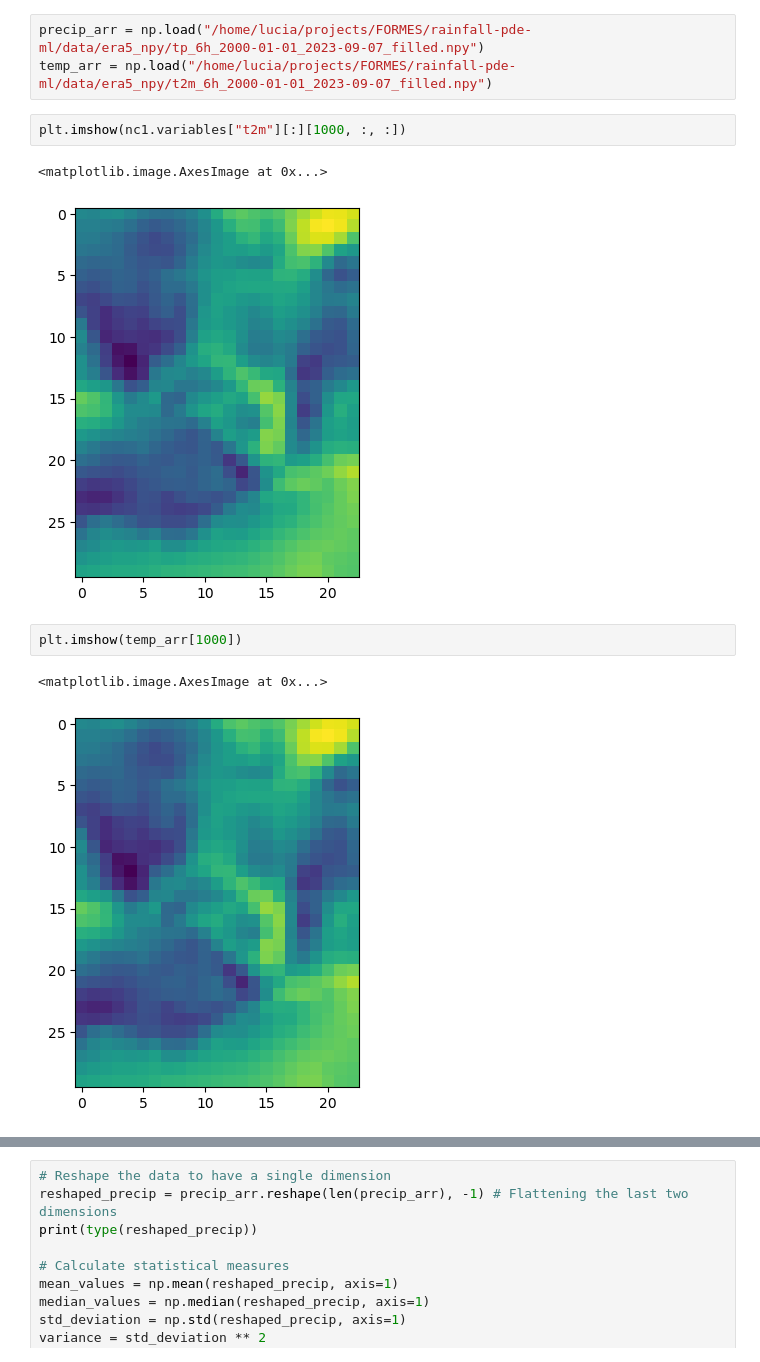
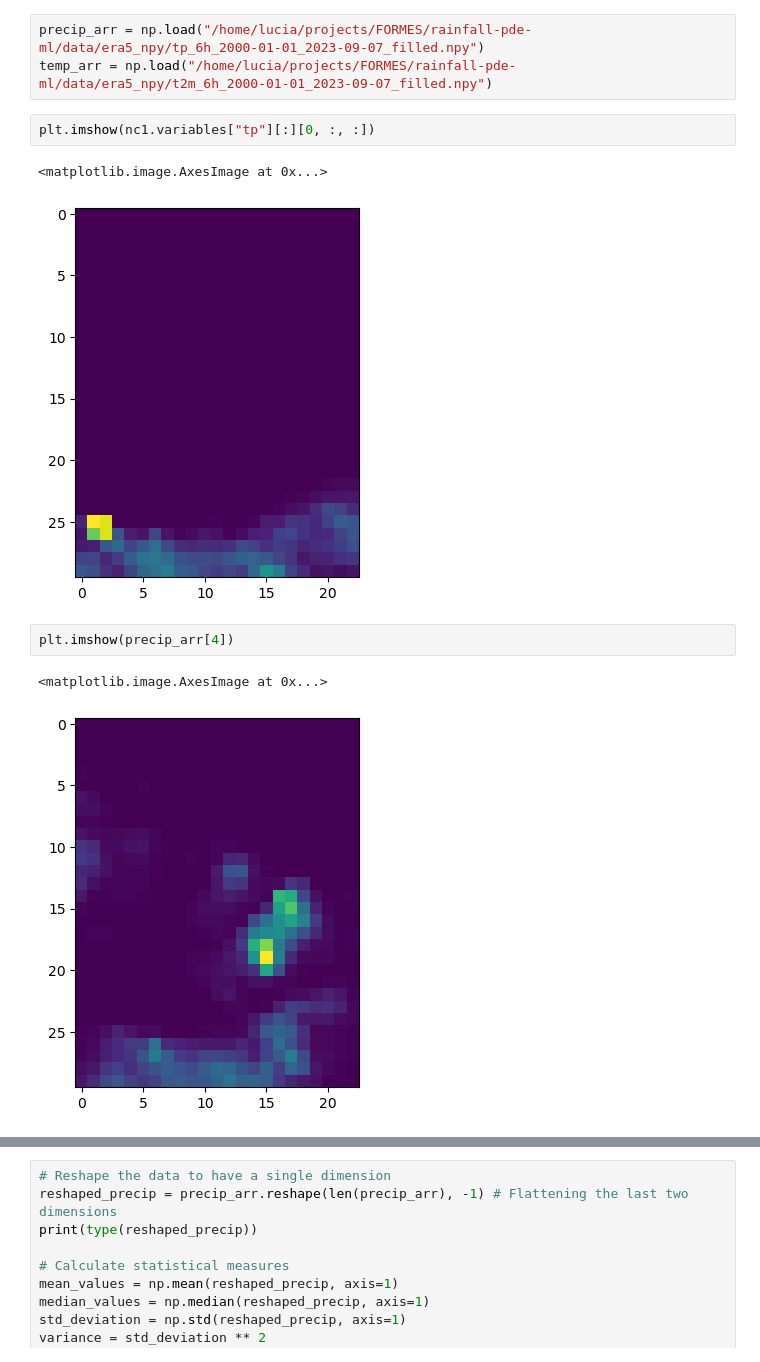
Before and after one commit to ghostpress/rainfall-pde-ml, a Jupyter notebook: src/temperature/notebooks/ExploreERA5.ipynb, the cells around one changed output, grey strips where cells are left out. Cells and saved outputs as stored; diff of their text form.

```diff
--- a/src/temperature/notebooks/ExploreERA5.ipynb
+++ b/src/temperature/notebooks/ExploreERA5.ipynb
@@ -27,13 +25,13 @@ nc2 = nc.Dataset("/home/lucia/projects/FORMES/rainfall-pde-ml/data/ERA5/file2.nc
 precip_arr = np.load("/home/lucia/projects/FORMES/rainfall-pde-ml/data/era5_npy/tp_6h_2000-01-01_2023-09-07_filled.npy")
 temp_arr = np.load("/home/lucia/projects/FORMES/rainfall-pde-ml/data/era5_npy/t2m_6h_2000-01-01_2023-09-07_filled.npy")
 # %%
-plt.imshow(nc1.variables["t2m"][:][1000, :, :])
+plt.imshow(nc1.variables["tp"][:][0, :, :])
 # %% [output]
 <matplotlib.image.AxesImage at 0x...>
-[figure, old version]
+[figure, new version]
 # %%
-plt.imshow(temp_arr[1000])
+plt.imshow(precip_arr[4])
 # %% [output]
 <matplotlib.image.AxesImage at 0x...>
-[figure, old version]
+[figure, new version]
 # %%
```
Also changed, not shown: parts of 2 cells of this notebook, 2 other files.
